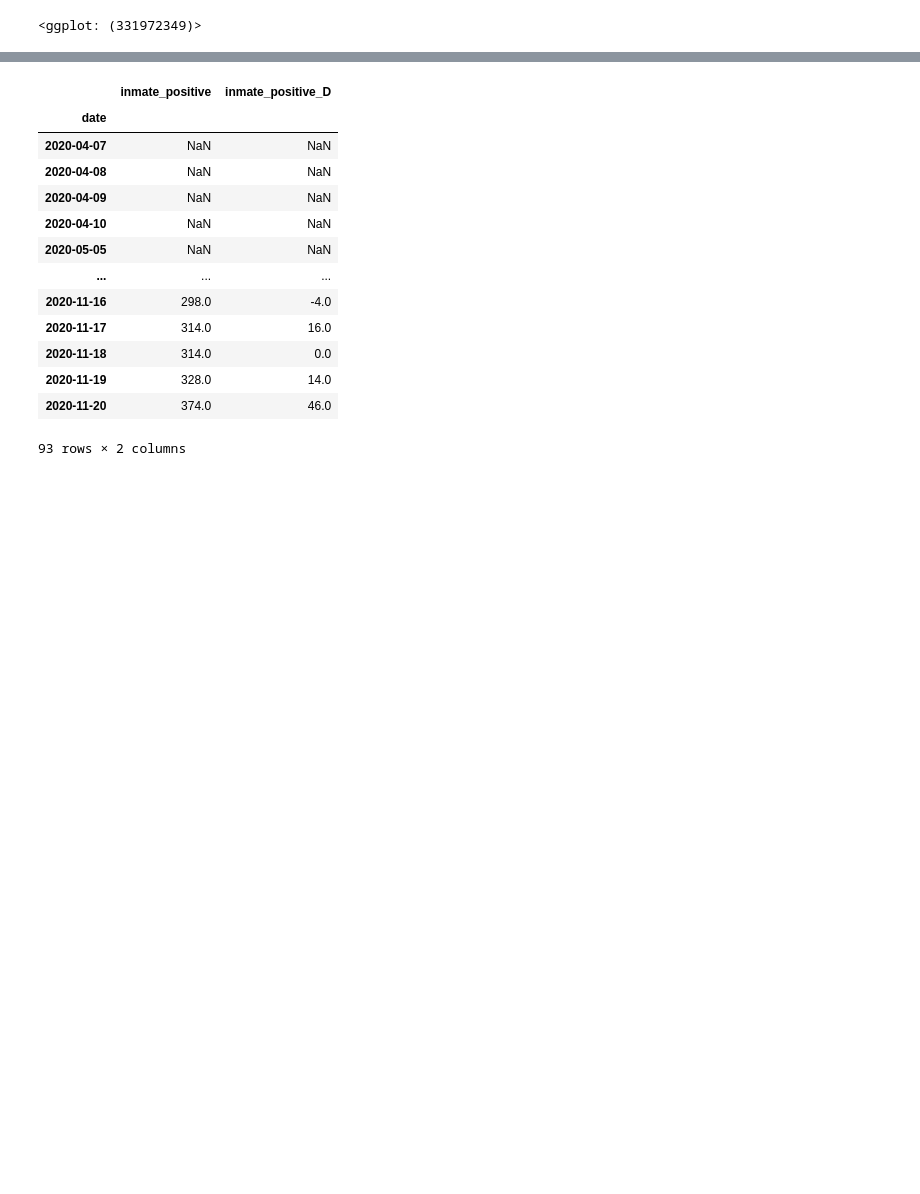
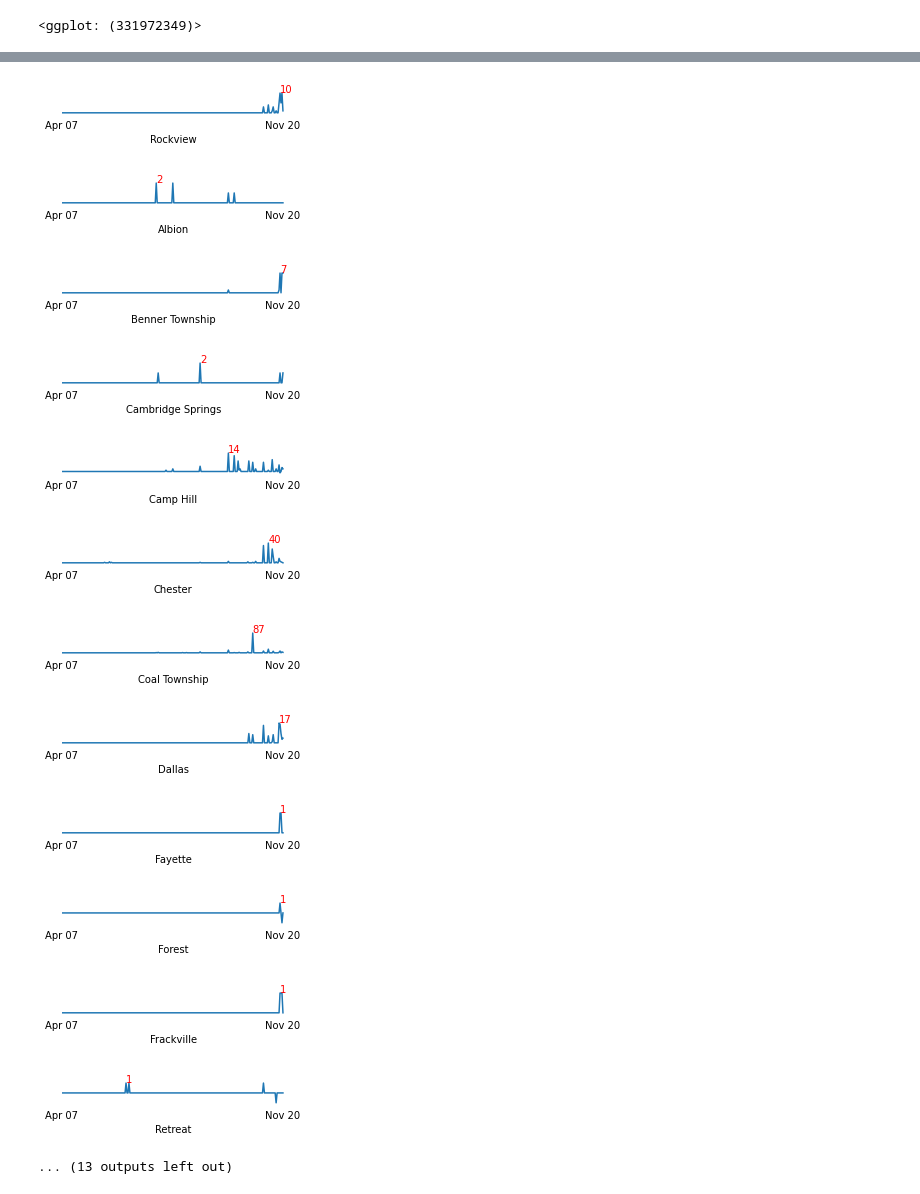
Before and after one commit to jmparelman/PA-SCI_COVID19, a Jupyter notebook: notebooks/plot_DOC_testing_case_data.ipynb, the cells around one changed output, grey strips where cells are left out. Cells and saved outputs as stored; diff of their text form; code cells hidden in the pictures; blank space fills up the shorter version.

```diff
--- a/notebooks/plot_DOC_testing_case_data.ipynb
+++ b/notebooks/plot_DOC_testing_case_data.ipynb
@@ -130,17 +121,17 @@ Timestamp('2020-06-10 00:00:00', freq='D')
-# %%
-doc_df[doc_df['SCI']=='Laurel Highlands'][['inmate_positive','inmate_positive_D']]
-# %% [output]
-|  | inmate_positive | inmate_positive_D |
-| date |  |  |
-| 2020-04-07 | NaN | NaN |
-| 2020-04-08 | NaN | NaN |
-| 2020-04-09 | NaN | NaN |
-| 2020-04-10 | NaN | NaN |
-| 2020-05-05 | NaN | NaN |
-| ... | ... | ... |
-| 2020-11-16 | 298.0 | -4.0 |
-| 2020-11-17 | 314.0 | 16.0 |
-| 2020-11-18 | 314.0 | 0.0 |
-| 2020-11-19 | 328.0 | 14.0 |
-| 2020-11-20 | 374.0 | 46.0 |
-93 rows × 2 columns
+# %%
+for SCI in doc_df['SCI'].unique():
+    plot_SCI_sparkline(doc_df, SCI, rolling_avg=None)
+# %% [output]
+[figure, added]
+[figure, added]
+[figure, added]
+[figure, added]
+[figure, added]
+[figure, added]
+[figure, added]
+[figure, added]
+[figure, added]
+[figure, added]
+[figure, added]
+[figure, added]
+... (13 outputs left out)
```
Also changed, not shown: parts of 7 cells of this notebook.
